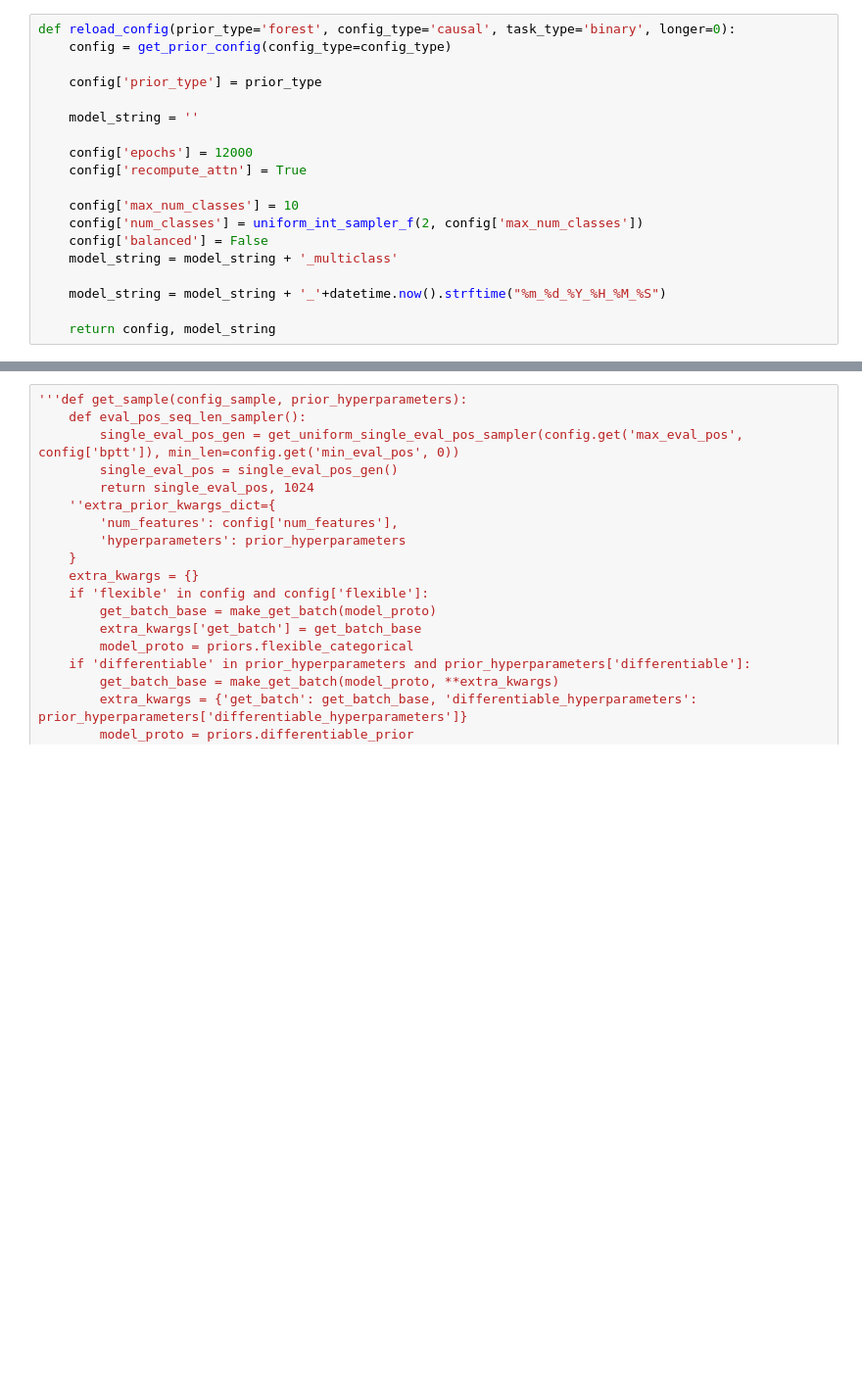
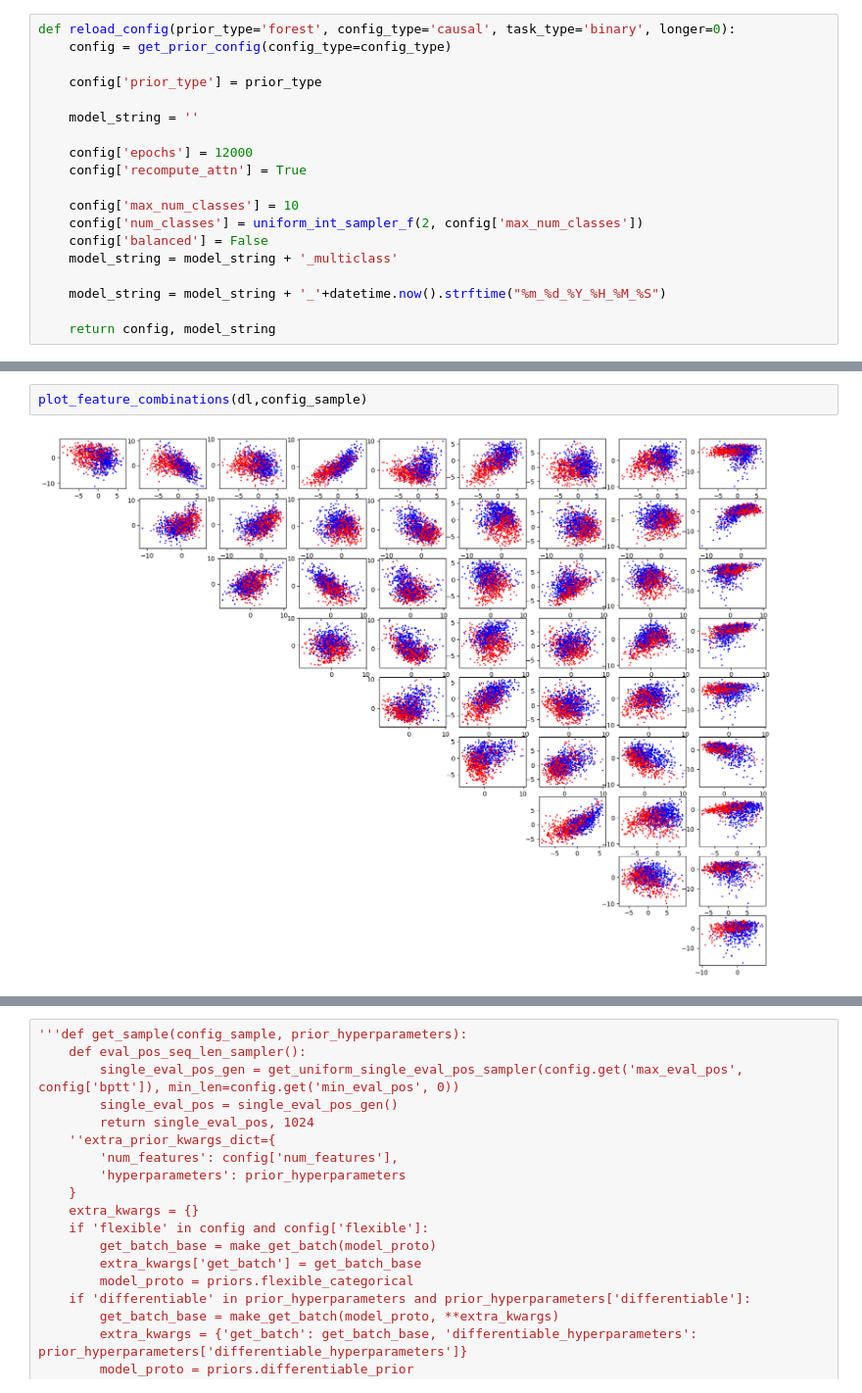
Before and after one commit to LenMetz/TabPFN-medical, a Jupyter notebook: prior_dev.ipynb, the cells around one changed output, grey strips where cells are left out. Shown at 98% size. Cells and saved outputs as stored; diff of their text form; blank space fills up the shorter version.

```diff
--- a/prior_dev.ipynb
+++ b/prior_dev.ipynb
@@ -169,0 +170,4 @@ plot_feature_combinations(dl, prior_hyperparameters)
+# %%
+plot_feature_combinations(dl,config_sample)
+# %% [output]
+[figure, added]
```
Also changed, not shown: parts of 16 cells of this notebook, 6 other files.
